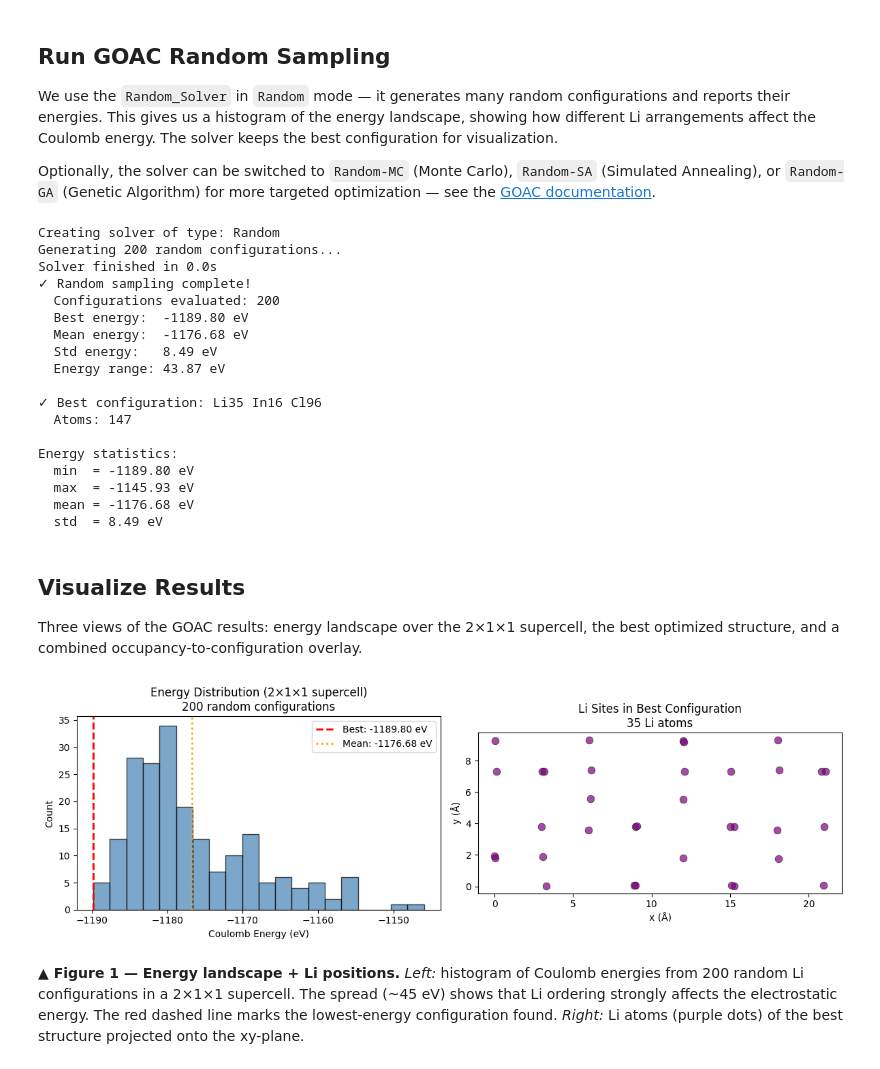
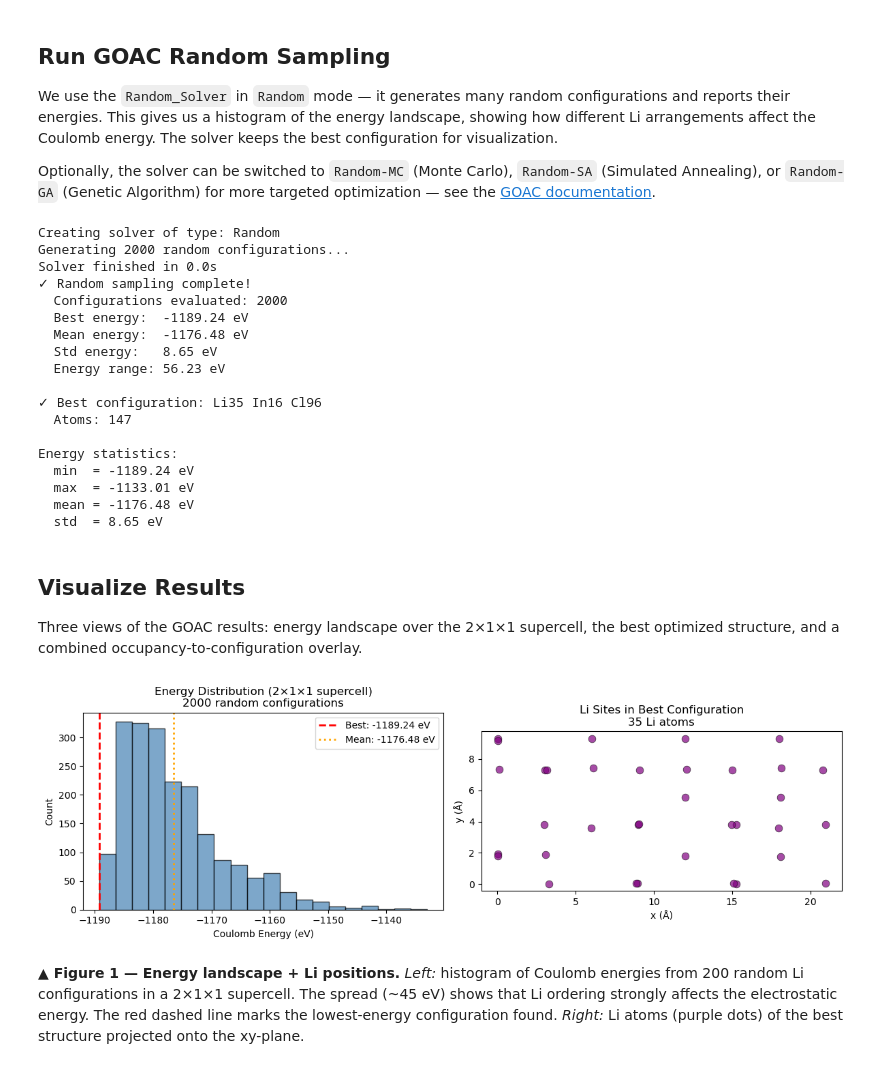
Before and after one commit to GEMDAT-repos/gemdat-notebooks, a Jupyter notebook: goac_integration_demo.ipynb, the cells around one changed output. Drawn from its saved outputs; the diff is of its cells as text; code cells hidden in the pictures.

```diff
--- a/goac_integration_demo.ipynb
+++ b/goac_integration_demo.ipynb
@@ -128,8 +124,8 @@ Combine Li partial occupancies with full-occupancy In and Cl sites into a CIF fi
 # %%
 import tempfile
 from pathlib import Path
+
 from pymatgen.core import Structure
-import numpy as np
 
 # Get the first structure (all elements) and Li occupancies
 first_structure = trajectory.get_structure(0)
@@ -169,7 +165,7 @@ print(f'Built input structure with {len(input_structure)} sites')
 print(f'  Formula: {input_structure.composition.formula}')
 
 # Save to a CIF file (in temp dir, gitignored)
-output_dir = Path(tempfile.gettempdir()) / 'gemdat_goac_demo'
+output_dir = Path(tempfile.gettempdir()) / 'gemdat_goac_demo2'
 output_dir.mkdir(exist_ok=True)
 
 cif_path = output_dir / 'li_in_cl_occupancy.cif'
@@ -177,10 +173,12 @@ input_structure.to(filename=str(cif_path))
 print(f'  Saved to {cif_path}')
 
 # Show a few sample sites
-print(f'\nSample sites:')
+print('\nSample sites:')
 for site in input_structure.sites[:6]:
     occ_info = site.species.reduced_formula
-    print(f'  {site.label:8s}: {occ_info:10s}  at ({site.frac_coords[0]:.3f}, {site.frac_coords[1]:.3f}, {site.frac_coords[2]:.3f})')
+    print(
+        f'  {site.label:8s}: {occ_info:10s}  at ({site.frac_coords[0]:.3f}, {site.frac_coords[1]:.3f}, {site.frac_coords[2]:.3f})'
+    )
 # %% [output]
 Built input structure with 80 sites
   Formula: Li16.5 In8 Cl48
@@ -244,7 +240,7 @@ Optionally, the solver can be switched to `Random-MC` (Monte Carlo), `Random-SA`
 # %%
 # Use the Random_Solver in 'Random' mode to generate many configurations
 # This gives us a distribution of energies rather than just one structure
-n_samples = 200  # Number of random configurations (fast, nice histogram)
+n_samples = 2000  # Number of random configurations (fast, nice histogram)
 
 solver = Random_Solver(name='Random', problem=problem, n=n_samples, w=n_samples)
 solver.initialize()
@@ -284,38 +280,38 @@ from pymatgen.io.cif import CifParser
 best_cif = output_dir / 'li_in_cl_optimized-0.cif'
 if best_cif.exists():
     parser = CifParser(str(best_cif))
-    best_structure = parser.parse_structures()[0]
+    best_structure = parser.parse_structures(primitive=False)[0]
     print(f'\n✓ Best configuration: {best_structure.composition.formula}')
     print(f'  Atoms: {len(best_structure)}')
 else:
-    print(f'\n✗ Best structure file not found')
+    print('\n✗ Best structure file not found')
 
 # Show a quick inline summary of the energy statistics
 if energies:
-    print(f'\nEnergy statistics:')
+    print('\nEnergy statistics:')
     print(f'  min  = {min(energies):.2f} eV')
     print(f'  max  = {max(energies):.2f} eV')
     print(f'  mean = {np.mean(energies):.2f} eV')
     print(f'  std  = {np.std(energies):.2f} eV')
 # %% [output]
 Creating solver of type: Random
-Generating 200 random configurations...
+Generating 2000 random configurations...
 Solver finished in 0.0s
 ✓ Random sampling complete!
-  Configurations evaluated: 200
-  Best energy:  -1189.80 eV
-  Mean energy:  -1176.68 eV
-  Std energy:   8.49 eV
-  Energy range: 43.87 eV
+  Configurations evaluated: 2000
+  Best energy:  -1189.24 eV
+  Mean energy:  -1176.48 eV
+  Std energy:   8.65 eV
+  Energy range: 56.23 eV
 
 ✓ Best configuration: Li35 In16 Cl96
   Atoms: 147
 
 Energy statistics:
-  min  = -1189.80 eV
-  max  = -1145.93 eV
-  mean = -1176.68 eV
-  std  = 8.49 eV
+  min  = -1189.24 eV
+  max  = -1133.01 eV
+  mean = -1176.48 eV
+  std  = 8.65 eV
 # %% [markdown]
 ## Visualize Results
 
@@ -334,41 +330,60 @@ with open(summary_file, 'r') as f:
         parts = line.strip().split()
         if len(parts) >= 2 and parts[0] != 'NaN':
             filenames.append(parts[0])
             try:
                 energies.append(float(parts[1]))
             except ValueError:
                 pass
 
 if energies:
     fig, (ax1, ax2) = plt.subplots(1, 2, figsize=(12, 4))
 
     # Panel 1: Energy histogram — now with many bins for a meaningful distribution
     ax1.hist(energies, bins=20, edgecolor='black', alpha=0.7, color='steelblue')
     ax1.set_xlabel('Coulomb Energy (eV)')
     ax1.set_ylabel('Count')
-    ax1.set_title(f'Energy Distribution (2×1×1 supercell)\n{len(energies)} random configurations')
-    ax1.axvline(min(energies), color='red', linestyle='--', linewidth=2,
-                label=f'Best: {min(energies):.2f} eV')
-    ax1.axvline(np.mean(energies), color='orange', linestyle=':', linewidth=2,
-                label=f'Mean: {np.mean(energies):.2f} eV')
+    ax1.set_title(
+        f'Energy Distribution (2×1×1 supercell)\n{len(energies)} random configurations'
+    )
+    ax1.axvline(
+        min(energies),
+        color='red',
+        linestyle='--',
+        linewidth=2,
+        label=f'Best: {min(energies):.2f} eV',
+    )
+    ax1.axvline(
+        np.mean(energies),
+        color='orange',
+        linestyle=':',
+        linewidth=2,
+        label=f'Mean: {np.mean(energies):.2f} eV',
+    )
     ax1.legend()
 
     # Panel 2: Li sites in best structure (top view)
     ax2.axis('on')
     li_sites = [s for s in best_structure.sites if s.species.elements[0].symbol == 'Li']
     if li_sites:
         coords = np.array([s.coords[:2] for s in li_sites])
-        ax2.scatter(coords[:, 0], coords[:, 1], c='purple', s=60, alpha=0.7,
-                   edgecolors='black', linewidth=0.5)
+        ax2.scatter(
+            coords[:, 0],
+            coords[:, 1],
+            c='purple',
+            s=60,
+            alpha=0.7,
+            edgecolors='black',
+            linewidth=0.5,
+        )
     ax2.set_xlabel('x (Å)')
     ax2.set_ylabel('y (Å)')
     ax2.set_title(f'Li Sites in Best Configuration\n{len(li_sites)} Li atoms')
     ax2.set_aspect('equal')
 
     plt.tight_layout()
     plt.show()
 # %% [output]
-[figure, old version]
+[figure, new version]
 # %% [markdown]
 **▲ Figure 1 — Energy landscape + Li positions.** *Left:* histogram of Coulomb energies from 200 random Li configurations in a 2×1×1 supercell. The spread (~45 eV) shows that Li ordering strongly affects the electrostatic energy. The red dashed line marks the lowest-energy configuration found. *Right:* Li atoms (purple dots) of the best structure projected onto the xy-plane.
 # %%
```
Also changed, not shown: parts of 7 cells of this notebook.
